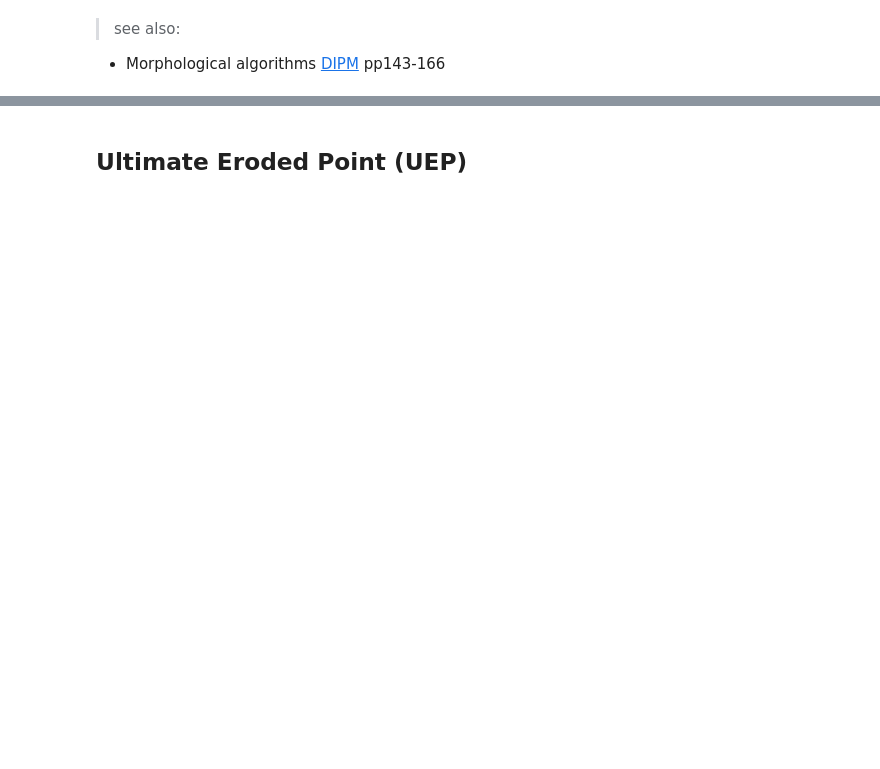
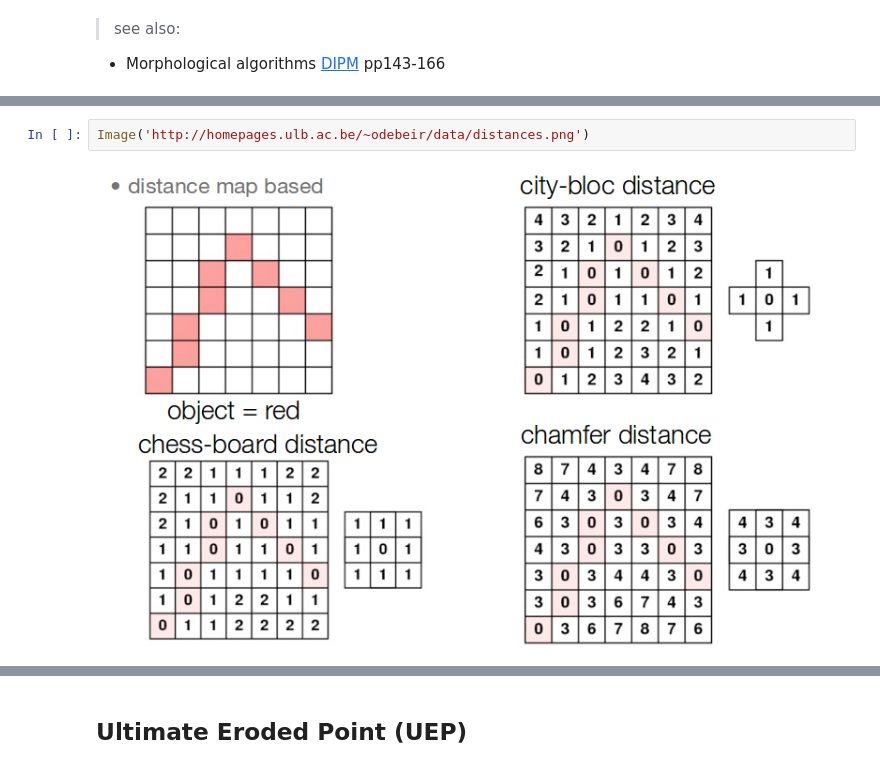
Before and after one commit to odebeir/info-h-500-501, a Jupyter notebook: 05-Morphomathematics/02-Combined operations.ipynb, the cells around one changed output, grey strips where cells are left out. Drawn from its saved outputs; the diff is of its cells as text; blank space fills up the shorter version.

```diff
--- a/05-Morphomathematics/02-Combined operations.ipynb
+++ b/05-Morphomathematics/02-Combined operations.ipynb
@@ -83,0 +168,4 @@ plt.imshow(R,cmap=plt.cm.gray);
+# %%
+Image('http://homepages.ulb.ac.be/~odebeir/data/distances.png')
+# %% [output]
+[figure, added]
```
Also changed, not shown: parts of 17 cells of this notebook.
